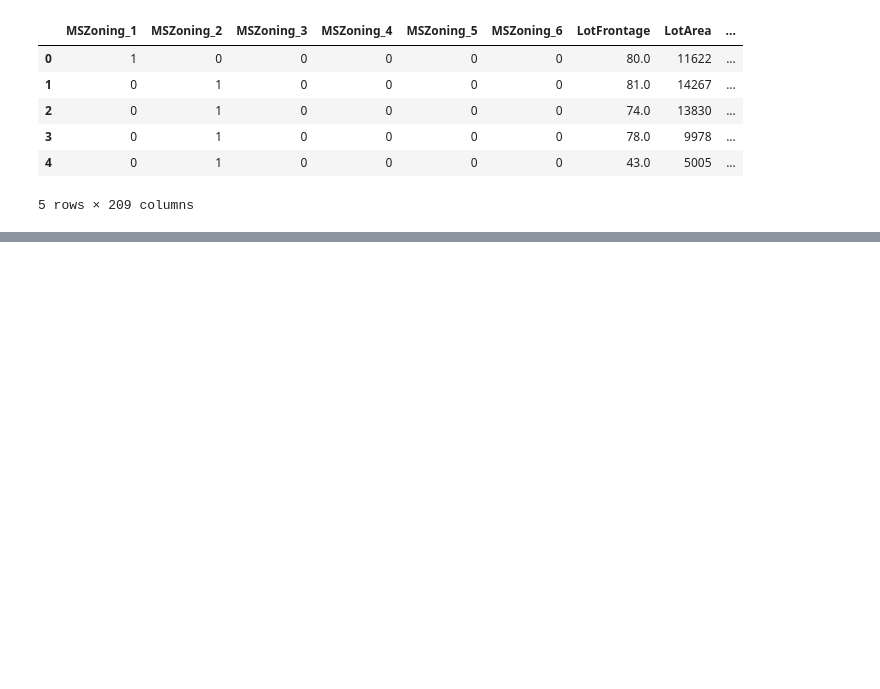
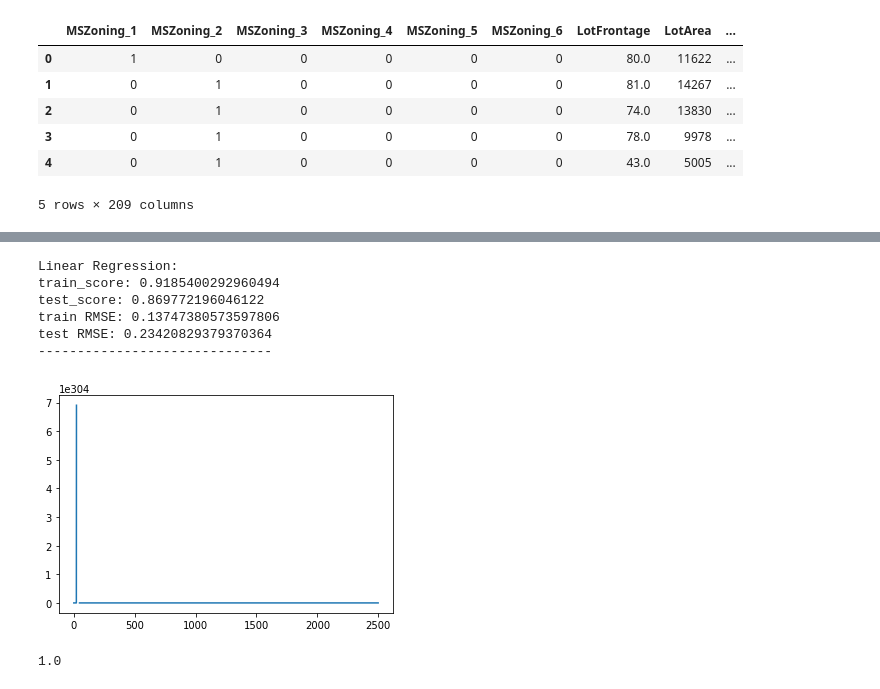
Before and after one commit to Acelogic/ML-Multiple-Linear-Regression, a Jupyter notebook: Project_1/src/main.ipynb, the cells around one changed output, grey strips where cells are left out. Cells and saved outputs as stored; diff of their text form; code cells hidden in the pictures; blank space fills up the shorter version.

```diff
--- a/Project_1/src/main.ipynb
+++ b/Project_1/src/main.ipynb
@@ -295,3 +279,6 @@ Shape of Y_test : (1459, 1)
+# %%
+from sklearn.model_selection import train_test_split
+x_train, x_val, y_train, y_val = train_test_split(x, y, test_size=0.33, random_state=42)
 # %%
 x_train
 # %% [output]
@@ -305,3 +297,0 @@ array([[1., 0., 0., ..., 0., 0., 0.],
-# %%
-X = np.vstack((np.ones((x_train.shape[0], )), x_train.T)).T
-X_test = np.vstack((np.ones((x_test.shape[0], )), x_test.T)).T
@@ -368,0 +325,23 @@ ValueError: array length 14590 does not match index length 1459
+# %%
+print_rmse_score_by_model("Linear Regression", lr)
+# %% [output]
+Linear Regression:
+train_score: 0.9185400292960494
+test_score: 0.869772196046122
+train RMSE: 0.13747380573597806
+test RMSE: 0.23420829379370364
+------------------------------
+# %%
+def cost_function(X, y, w, b):
+    """
+    Parameters:
+    X: features
+    y: target values
+    w: weights
+    b: bias
+
+    Returns:
+    cost: cost with current weights and bias
+    """
+    cost = np.sum((((X.dot(w) + b) - y) ** 2) / (2*len(y)))
+    return cost
@@ -368,0 +387,11 @@ ValueError: array length 14590 does not match index length 1459
+# %%
+# Initial random weights
+w = np.random.randn(x_train.shape[1])
+# Initial bias
+b = 1
+weights, bias, costs = gradient_descent_function(x_train, y_train, w, b, epochs=2500);
+# %%
+plt.plot(costs)
+plt.show()
+# %% [output]
+[figure, added]
@@ -368,0 +416,6 @@ ValueError: array length 14590 does not match index length 1459
+# %%
+y_pred = predict(x_val, weights, bias)
+r2 = r2score(y_pred, y_val)
+print(r2)
+# %% [output]
+1.0
```
Also changed, not shown: parts of 20 cells of this notebook, 1 other file.
